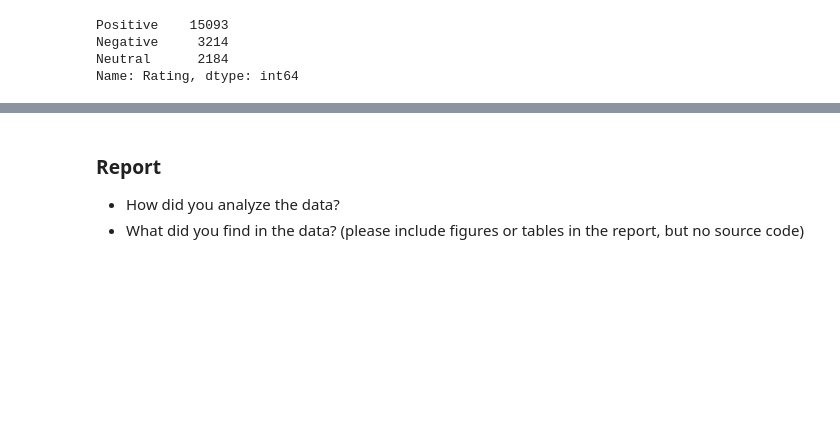
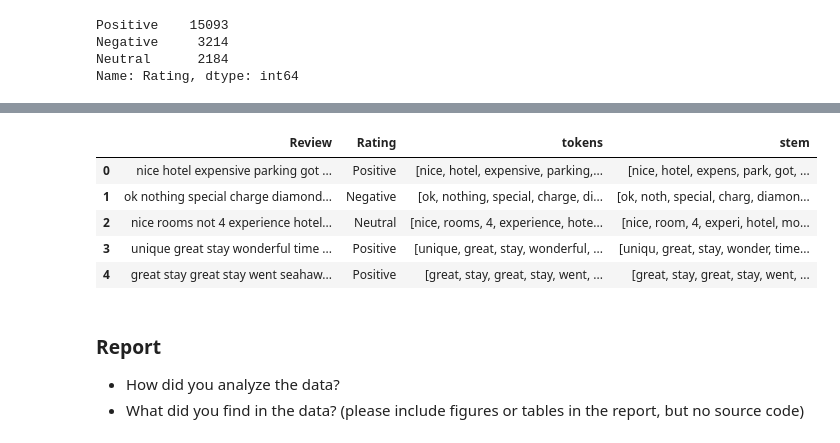
Before and after one commit to Tonry12/data_science_bootcamp_8_tonnaw, a Jupyter notebook: Project1_66_Bigdata.ipynb, the cells around one changed output, grey strips where cells are left out. Drawn from its saved outputs; the diff is of its cells as text; code cells hidden in the pictures; blank space fills up the shorter version.

Commit message:
stem

```diff
--- a/Project1_66_Bigdata.ipynb
+++ b/Project1_66_Bigdata.ipynb
@@ -269,0 +301,3 @@ Name: Rating, dtype: int64
+# %%
+tripadvisor['Review']= tripadvisor['Review'].apply(lambda x:remove_punctuation(x))
+tripadvisor.head()
@@ -269,0 +311,4 @@ Name: Rating, dtype: int64
+# %%
+#Lower casing
+tripadvisor['Review']= tripadvisor['Review'].apply(lambda x: x.lower())
+tripadvisor.head()
@@ -276,0 +327,8 @@ neu = tripadvisor.loc[tripadvisor["Rating"] == "Neutral", :]
+# %%
+# tokenize texts
+tripadvisor['Review']=tripadvisor['Review'].astype(str)
+def tokenize_review(review):
+    tokens = word_tokenize(review)
+    return tokens
+tripadvisor['tokens'] = tripadvisor['Review'].apply(tokenize_review)
+tripadvisor.head()
@@ -276,0 +342,9 @@ neu = tripadvisor.loc[tripadvisor["Rating"] == "Neutral", :]
+# %%
+#Removing Stopwords
+nltk.download('stopwords')
+stopwords = nltk.corpus.stopwords.words('english')
+def remove_stopwords(tripadvisor):
+    output= [i for i in tripadvisor if i not in stopwords]
+    return output
+tripadvisor['tokens']= tripadvisor['tokens'].apply(lambda x:remove_stopwords(x))
+tripadvisor.head()
@@ -277,3 +360,18 @@ neu = tripadvisor.loc[tripadvisor["Rating"] == "Neutral", :]
+# %%
+#Stemming
+porter_stemmer = PorterStemmer()
+def stemming(tripadvisor):
+    stem_tripadvisor = [porter_stemmer.stem(word) for word in tripadvisor]
+    return stem_tripadvisor
+tripadvisor['stem']=tripadvisor['tokens'].apply(lambda x: stemming(x))
+tripadvisor.head()
+# %% [output]
+|  | Review | Rating | tokens | stem |
+| 0 | nice hotel expensive parking got ... | Positive | [nice, hotel, expensive, parking,... | [nice, hotel, expens, park, got, ... |
+| 1 | ok nothing special charge diamond... | Negative | [ok, nothing, special, charge, di... | [ok, noth, special, charg, diamon... |
+| 2 | nice rooms not 4 experience hotel... | Neutral | [nice, rooms, 4, experience, hote... | [nice, room, 4, experi, hotel, mo... |
+| 3 | unique great stay wonderful time ... | Positive | [unique, great, stay, wonderful, ... | [uniqu, great, stay, wonder, time... |
+| 4 | great stay great stay went seahaw... | Positive | [great, stay, great, stay, went, ... | [great, stay, great, stay, went, ... |
 # %% [markdown]
 ### Report
 * How did you analyze the data?
```
Also changed, not shown: parts of 10 cells of this notebook.
